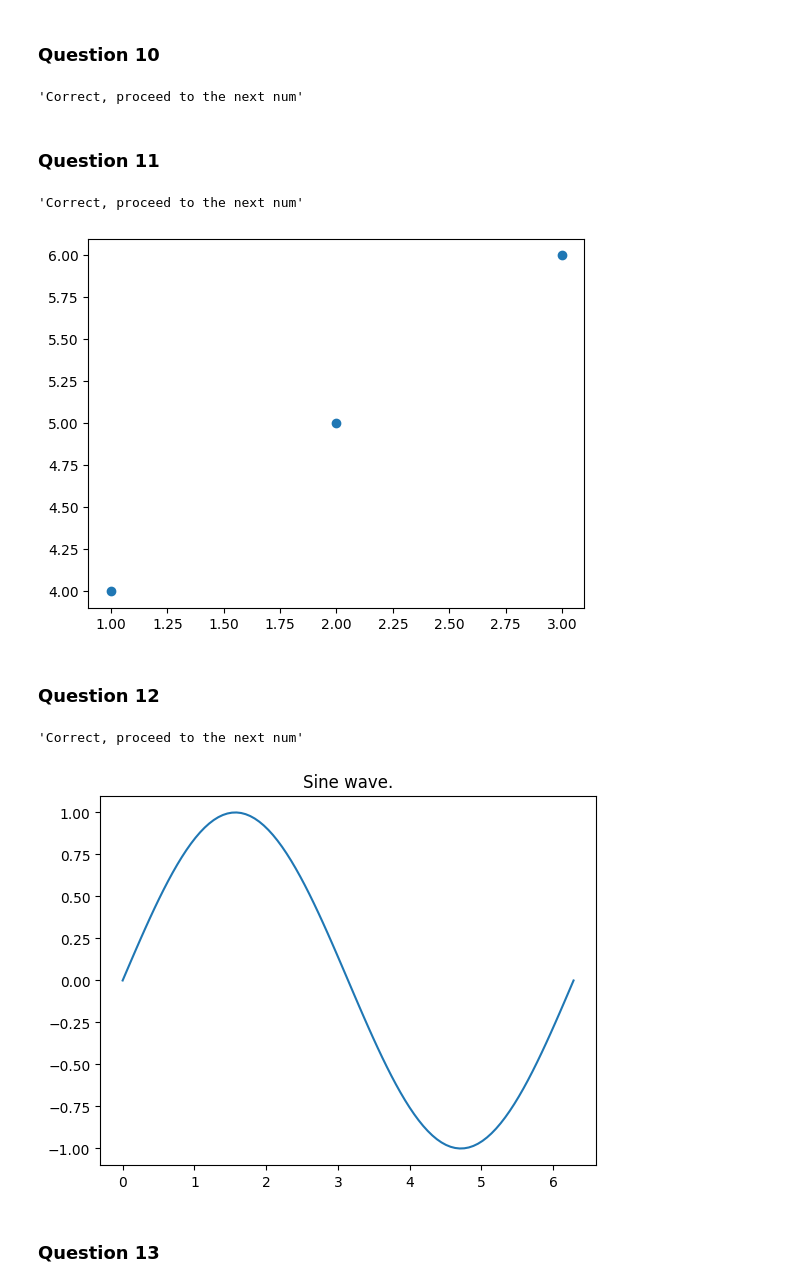
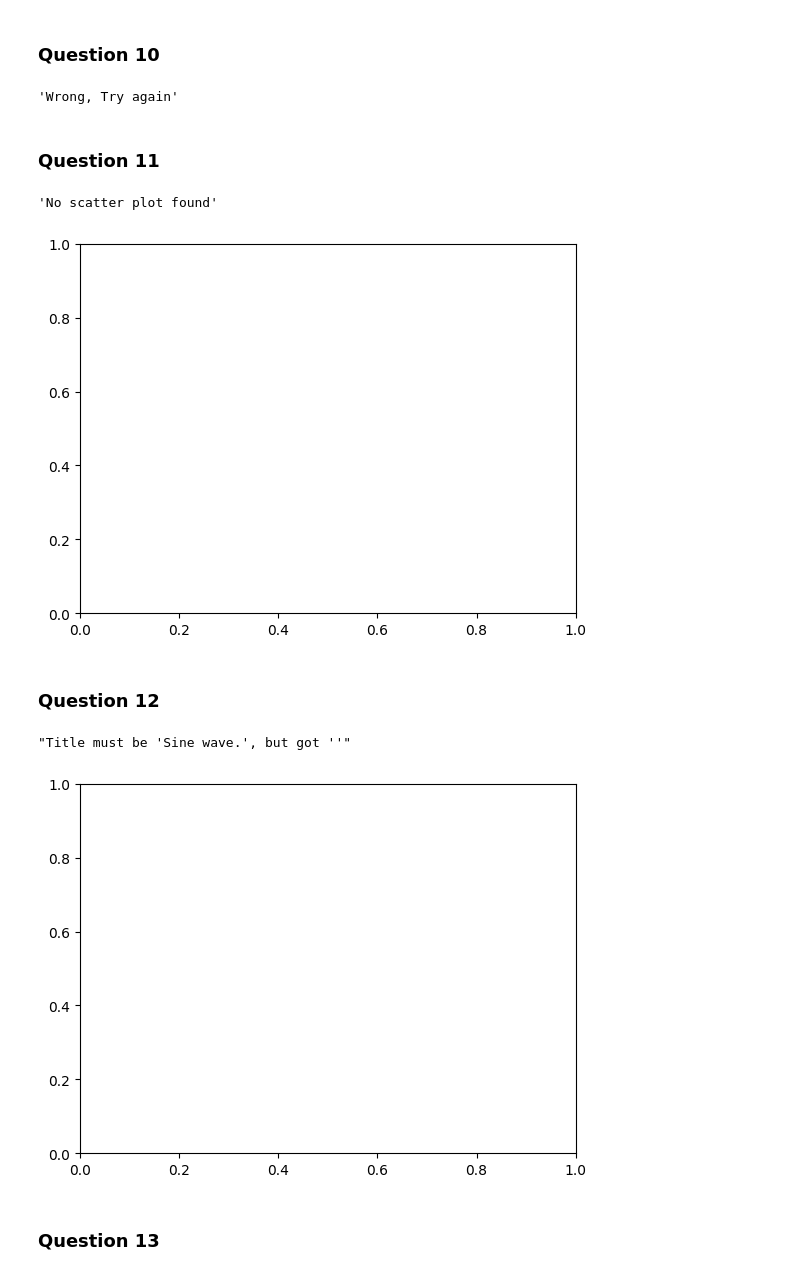
Before and after one commit to sherkaicode/CWTS, a Jupyter notebook: Matplotlib-Exercises.ipynb, the cells around one changed output. Drawn from its saved outputs; the diff is of its cells as text; code cells hidden in the pictures.

```diff
--- a/Matplotlib-Exercises.ipynb
+++ b/Matplotlib-Exercises.ipynb
@@ -182,11 +182,11 @@ C. bold
 D. thickness
 
 """
-answer = "b"
+answer = ""
 
 checker_ans(answer, num, score)
 # %% [output]
-'Correct, proceed to the next num'
+'Wrong, Try again'
 # %% [markdown]
 ### **Question 11**
 # %%
@@ -196,33 +196,28 @@ Create a scatter plot with x = [1, 2, 3] and y = [4, 5, 6].
 """
 
 def answer():
-    "Answer here (return nothing just plot)"
-    plt.scatter([1, 2, 3], [4, 5, 6])
+    "Answer here (return nothing just plot). Do not plt.show()"
 
 
 checker_ans(answer, num, score)
 # %% [output]
-'Correct, proceed to the next num'
+'No scatter plot found'
-[figure, old version]
+[figure, new version]
 # %% [markdown]
 ### **Question 12**
 # %%
 num = 12
 """
 Plot a simple sine wave (sin(x)) with the title “Sine wave”
 """
 
 def answer():
     "Answer here (return nothing just plot). Do not plt.show()"
-    x = np.linspace(0, 2 * np.pi, 100)
-    y = np.sin(x)
-    plt.plot(x, y)
-    plt.title("Sine wave.")
 
 checker_ans(answer, num, score)
 # %% [output]
-'Correct, proceed to the next num'
+"Title must be 'Sine wave.', but got ''"
-[figure, old version]
+[figure, new version]
 # %% [markdown]
 ### **Question 13**
 # %%
```
Also changed, not shown: parts of 17 cells of this notebook, 1 other file.
